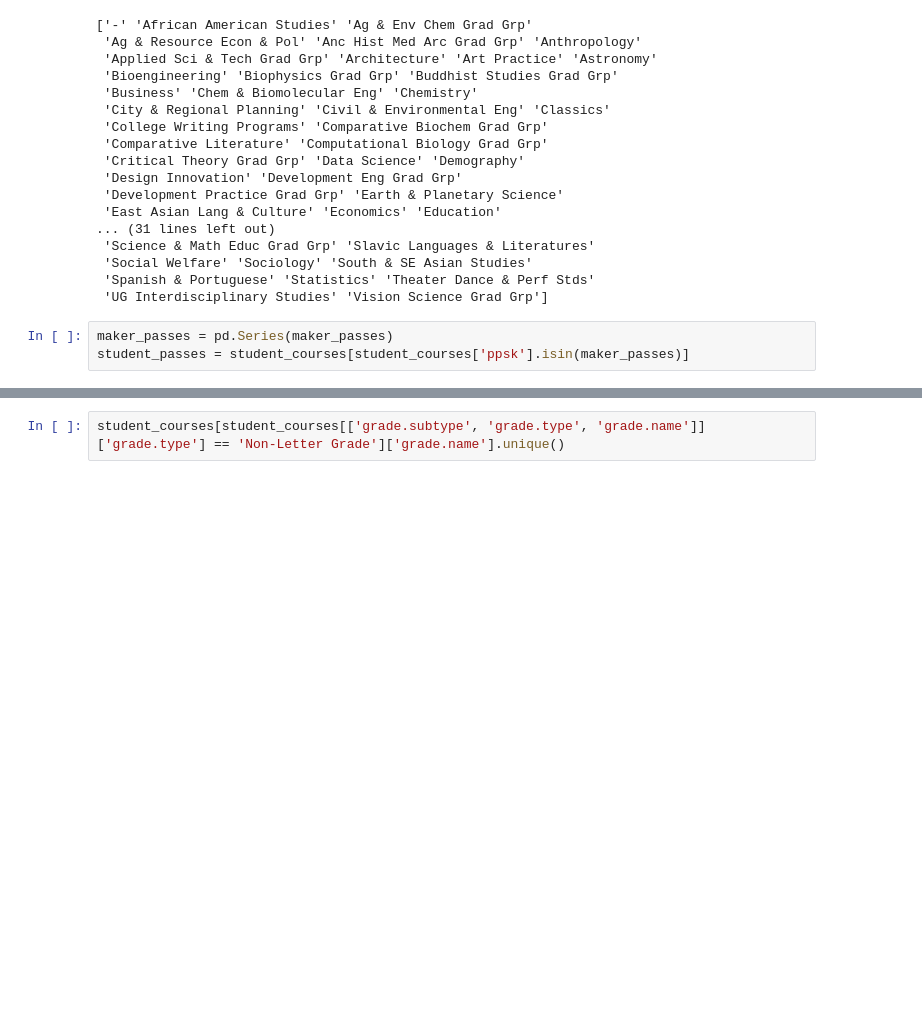
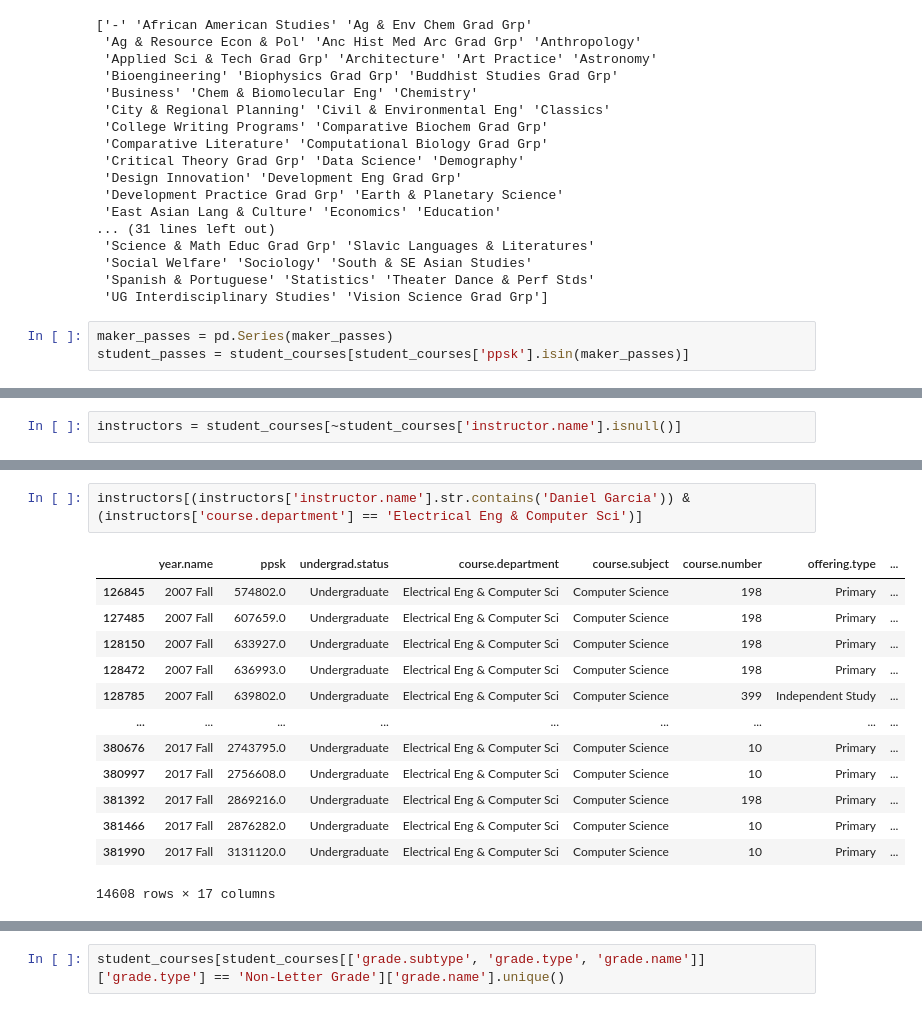
Before and after one commit to PaulDTP/Berkeley_Jacobs, a Jupyter notebook: test.ipynb, the cells around one changed output, grey strips where cells are left out. Saved outputs shown, nothing was run; the diff lists cells and outputs as text; blank space fills up the shorter version.

```diff
--- a/test.ipynb
+++ b/test.ipynb
@@ -117,0 +125,2 @@ student_passes = student_courses[student_courses['ppsk'].isin(maker_passes)]
+# %%
+instructors = student_courses[~student_courses['instructor.name'].isnull()]
@@ -117,0 +163,16 @@ student_passes = student_courses[student_courses['ppsk'].isin(maker_passes)]
+# %%
+instructors[(instructors['instructor.name'].str.contains('Daniel Garcia')) & (instructors['course.department'] == 'Electrical Eng & Computer Sci')]
+# %% [output]
+|  | year.name | ppsk | undergrad.status | course.department | course.subject | course.number | offering.type | ... |
+| 126845 | 2007 Fall | 574802.0 | Undergraduate | Electrical Eng & Computer Sci | Computer Science | 198 | Primary | ... |
+| 127485 | 2007 Fall | 607659.0 | Undergraduate | Electrical Eng & Computer Sci | Computer Science | 198 | Primary | ... |
+| 128150 | 2007 Fall | 633927.0 | Undergraduate | Electrical Eng & Computer Sci | Computer Science | 198 | Primary | ... |
+| 128472 | 2007 Fall | 636993.0 | Undergraduate | Electrical Eng & Computer Sci | Computer Science | 198 | Primary | ... |
+| 128785 | 2007 Fall | 639802.0 | Undergraduate | Electrical Eng & Computer Sci | Computer Science | 399 | Independent Study | ... |
+| ... | ... | ... | ... | ... | ... | ... | ... | ... |
+| 380676 | 2017 Fall | 2743795.0 | Undergraduate | Electrical Eng & Computer Sci | Computer Science | 10 | Primary | ... |
+| 380997 | 2017 Fall | 2756608.0 | Undergraduate | Electrical Eng & Computer Sci | Computer Science | 10 | Primary | ... |
+| 381392 | 2017 Fall | 2869216.0 | Undergraduate | Electrical Eng & Computer Sci | Computer Science | 198 | Primary | ... |
+| 381466 | 2017 Fall | 2876282.0 | Undergraduate | Electrical Eng & Computer Sci | Computer Science | 10 | Primary | ... |
+| 381990 | 2017 Fall | 3131120.0 | Undergraduate | Electrical Eng & Computer Sci | Computer Science | 10 | Primary | ... |
+14608 rows × 17 columns
```
Also changed, not shown: parts of 10 cells of this notebook.
